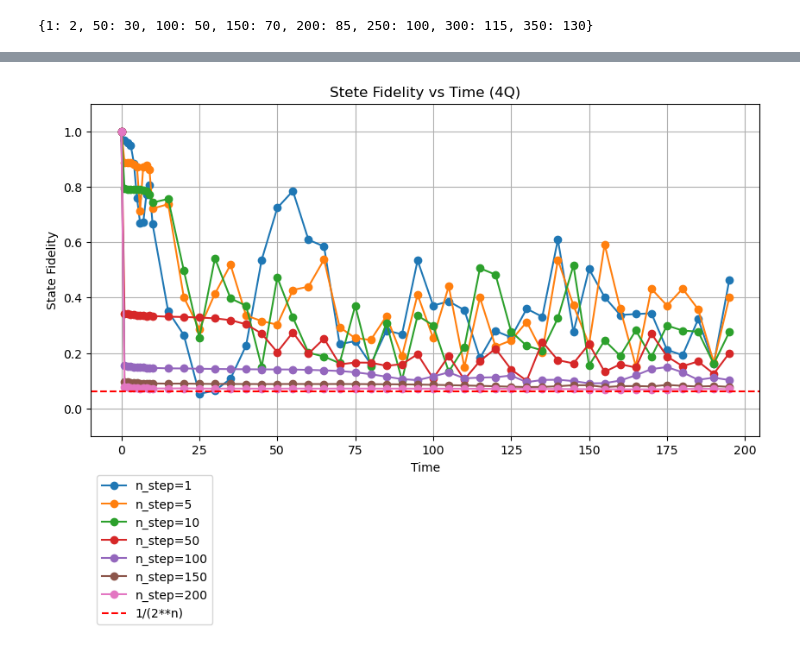
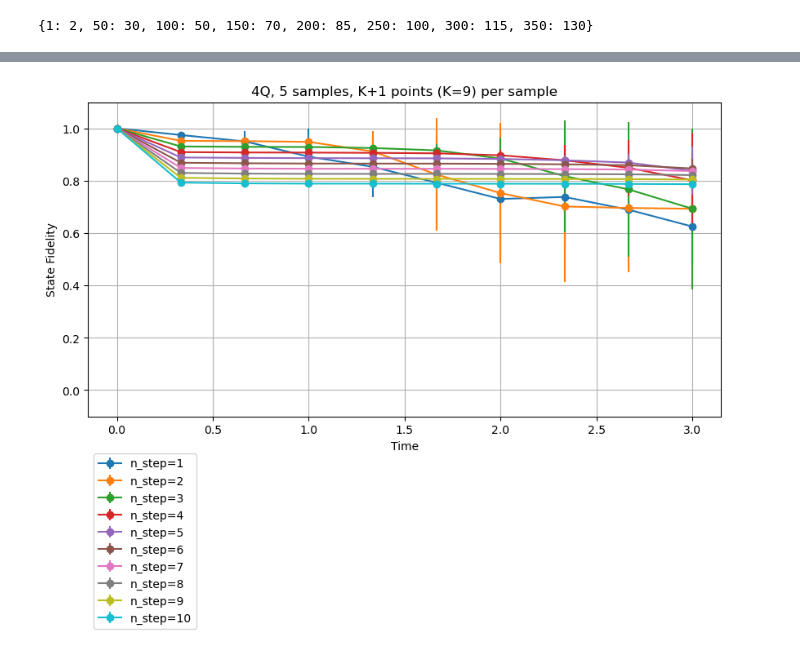
Before and after one commit to YutoMorohoshi/fourier_learning_ibm, a Jupyter notebook: get_param.ipynb, the cells around one changed output, grey strips where cells are left out. Cells and saved outputs as stored; diff of their text form; code cells hidden in the pictures.

```diff
--- a/get_param.ipynb
+++ b/get_param.ipynb
@@ -486,0 +487,6 @@ plt.show()
+# %%
+threshold = 0.80
+# sta_fidelity の sample に対する平均が threshold を超える最大の time を取得
+max_time = df_grouped_mean[df_grouped_mean["sta_fidelity"] > threshold]["t"].max()
+print(f"threshold: {threshold:.2f}")
+print(f"max_time (t_K): {max_time:.2f}")
@@ -486,0 +565,6 @@ plt.show()
+# %%
+df = pd.DataFrame(results)
+# t と sample と n_step ごとに sta_fidelity をグループ化
+df_grouped = df.groupby(["t", "sample", "n_step"]).agg({"sta_fidelity": "mean"})
+df_grouped = df_grouped.reset_index()
+display(df_grouped)
@@ -487,23 +585,28 @@ plt.show()
 # %%
-# df = pd.DataFrame(results)
-# # t と n_step ごとに sta_fidelity をグループ化
-# df_grouped = df.groupby(["t", "n_step"]).agg({"sta_fidelity": "mean"})
-# df_grouped = df_grouped.reset_index()
+# sta_fidelity の sample に対する平均と分散を計算
+df_grouped_mean = df_grouped.groupby(["t", "n_step"]).agg({"sta_fidelity": "mean"})
+df_grouped_mean = df_grouped_mean.reset_index()
+df_grouped_std = df_grouped.groupby(["t", "n_step"]).agg({"sta_fidelity": "std"})
+df_grouped_std = df_grouped_std.reset_index()
 
-# # plot
-# plt.figure(figsize=(10, 5))
-# for n_step in df_grouped["n_step"].unique():
-#     df_tmp = df_grouped[df_grouped["n_step"] == n_step]
-#     plt.plot(df_tmp["t"], df_tmp["sta_fidelity"], label=f"n_step={n_step}", marker="o")
-# random_pro_fidelity = 1 / (2**n_qubits)
-# plt.axhline(y=random_pro_fidelity, color="red", linestyle="dashed", label="1/(2**n)")
-# plt.xlabel("Time")
-# plt.ylabel("State Fidelity")
-# plt.ylim(-0.1, 1.1)
-# plt.legend(bbox_to_anchor=(0, -0.1), loc="upper left")
-# plt.grid()
-# plt.title(f"Stete Fidelity vs Time ({n_qubits}Q)")
-# # plt.savefig(f"results/get_param/{n_qubits}Q_fidelity_vs_time.pdf")
-# plt.show()
+# plot
+plt.figure(figsize=(10, 5))
+for n_step in df_grouped["n_step"].unique():
+    df_tmp = df_grouped_mean[df_grouped_mean["n_step"] == n_step]
+    plt.errorbar(
+        df_tmp["t"],
+        df_tmp["sta_fidelity"],
+        yerr=df_grouped_std[df_grouped_std["n_step"] == n_step]["sta_fidelity"],
+        label=f"n_step={n_step}",
+        marker="o",
+    )
+plt.xlabel("Time")
+plt.ylabel("State Fidelity")
+plt.ylim(-0.1, 1.1)
+plt.legend(bbox_to_anchor=(0, -0.1), loc="upper left")
+plt.grid()
+plt.title(f"{n_qubits}Q, {n_samples} samples, K+1 points (K={K}) per sample")
+# plt.savefig(f"results/get_param/{n_qubits}Q_fidelity_vs_time.pdf")
+plt.show()
 # %% [output]
-[figure, old version]
+[figure, new version]
```
Also changed, not shown: parts of 9 cells of this notebook, 1 other file.
